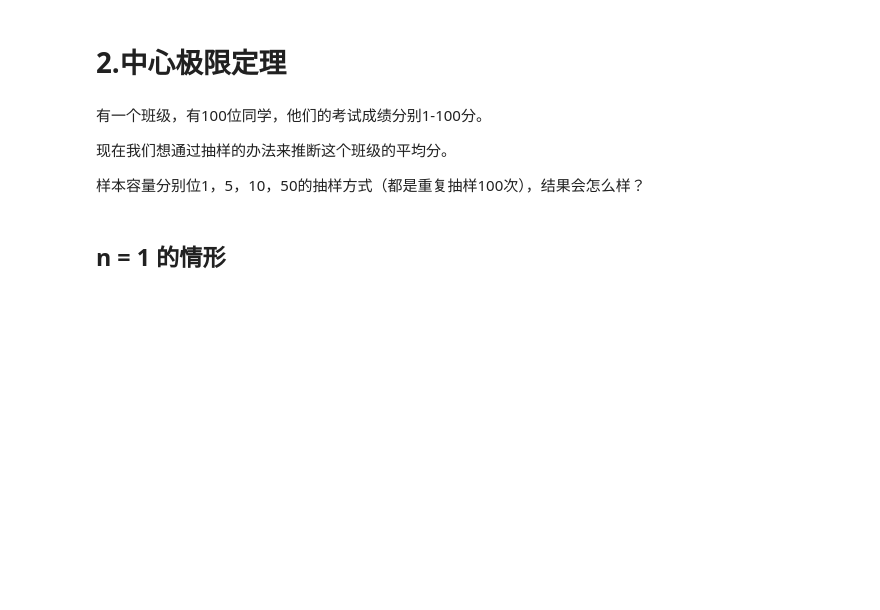
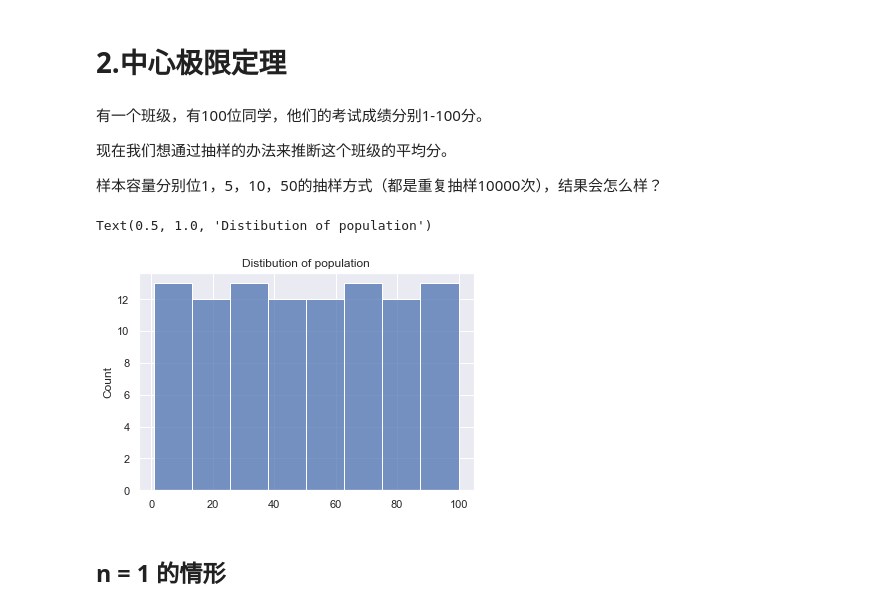
Before and after one commit to en-feng/survey_and_stats, a Jupyter notebook: sampling.ipynb, the cells around one changed output. Cells and saved outputs as stored; diff of their text form; code cells hidden in the pictures; blank space fills up the shorter version.

```diff
--- a/sampling.ipynb
+++ b/sampling.ipynb
@@ -32,9 +32,15 @@ SyntaxError: invalid syntax (<ipython-input-18-4cc3023090fc>, line 1)
 
 现在我们想通过抽样的办法来推断这个班级的平均分。
 
-样本容量分别位1，5，10，50的抽样方式（都是重复抽样100次），结果会怎么样？
+样本容量分别位1，5，10，50的抽样方式（都是重复抽样10000次），结果会怎么样？
 # %%
 data = np.array(range(1, 101))
+
+sns.histplot(data)
+plt.title("Distibution of population")
+# %% [output]
+Text(0.5, 1.0, 'Distibution of population')
+[figure, added]
 # %% [markdown]
 ## n = 1 的情形
 # %%
```
Also changed, not shown: parts of 4 cells of this notebook.
